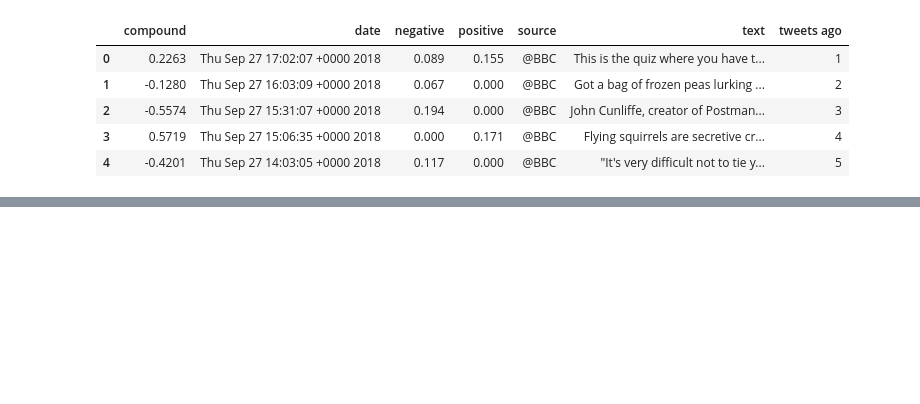
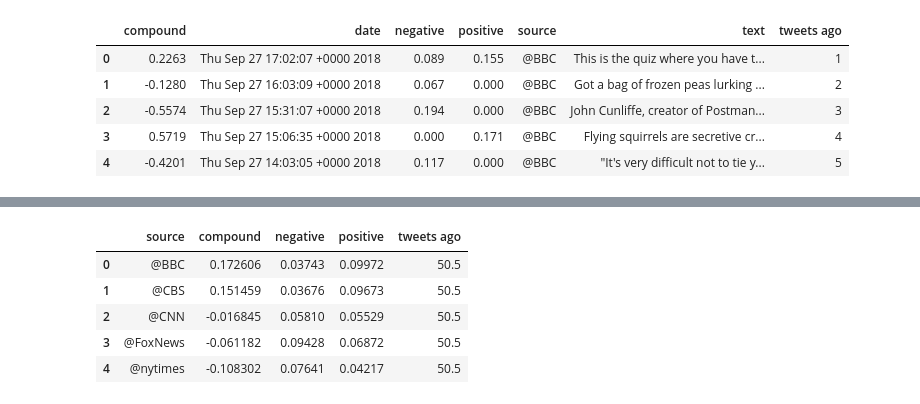
Before and after one commit to pogomike/NewsMood, a Jupyter notebook: Stu_Plot_Sentiments.ipynb, the cells around one changed output, grey strips where cells are left out. Cells and saved outputs as stored; diff of their text form; code cells hidden in the pictures; blank space fills up the shorter version.

```diff
--- a/Stu_Plot_Sentiments.ipynb
+++ b/Stu_Plot_Sentiments.ipynb
@@ -78,0 +91,11 @@ sentiments_pd.head()
+# %%
+sentiments_groupby = sentiments_pd.groupby('source').mean()
+sentiments_groupby.reset_index(inplace=True)
+sentiments_groupby
+# %% [output]
+|  | source | compound | negative | positive | tweets ago |
+| 0 | @BBC | 0.172606 | 0.03743 | 0.09972 | 50.5 |
+| 1 | @CBS | 0.151459 | 0.03676 | 0.09673 | 50.5 |
+| 2 | @CNN | -0.016845 | 0.05810 | 0.05529 | 50.5 |
+| 3 | @FoxNews | -0.061182 | 0.09428 | 0.06872 | 50.5 |
+| 4 | @nytimes | -0.108302 | 0.07641 | 0.04217 | 50.5 |
```
Also changed, not shown: parts of 6 cells of this notebook, 3 other files.
